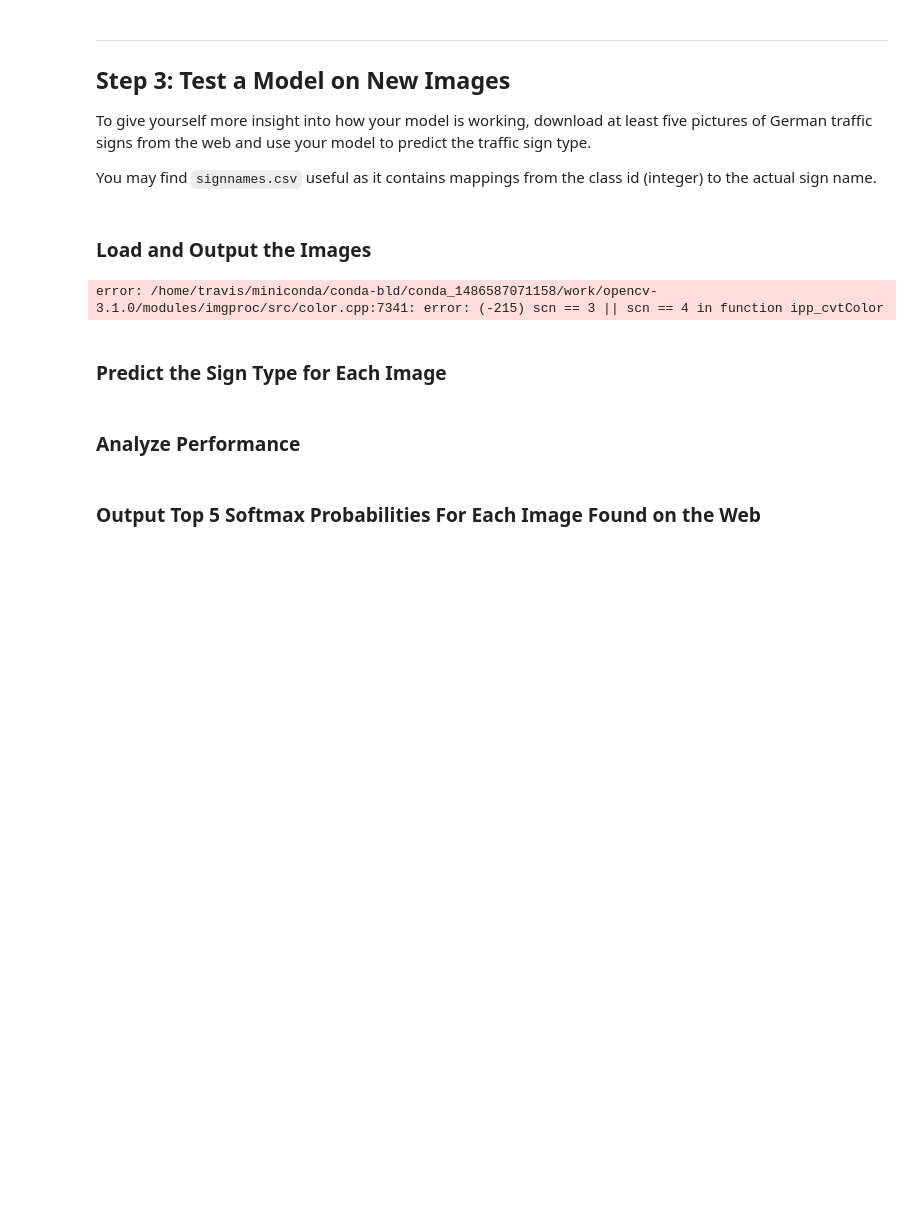
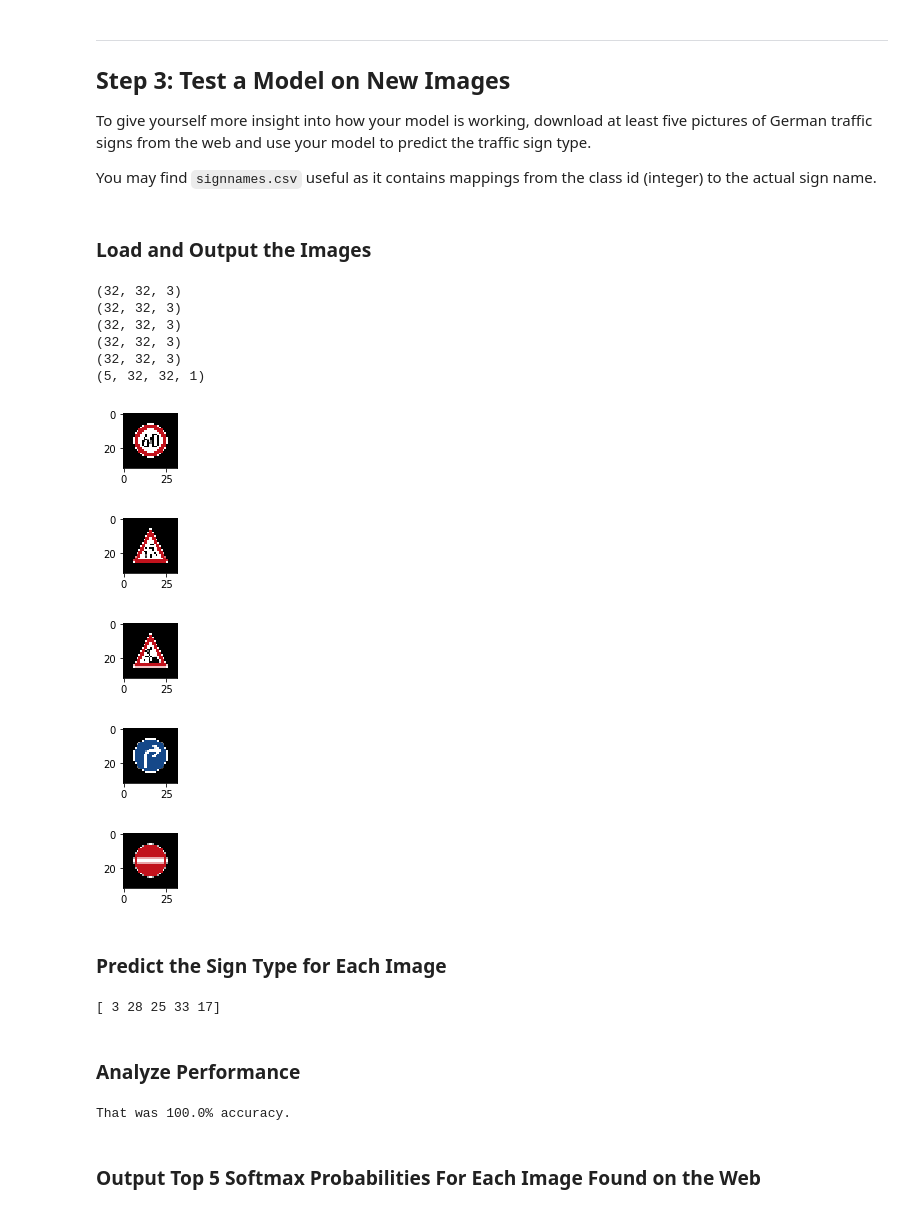
Before and after one commit to sf624/CarND-Traffic-Sign-Classifier-Project, a Jupyter notebook: Traffic_Sign_Classifier.ipynb, the cells around one changed output. Cells and saved outputs as stored; diff of their text form; code cells hidden in the pictures; blank space fills up the shorter version.

```diff
--- a/Traffic_Sign_Classifier.ipynb
+++ b/Traffic_Sign_Classifier.ipynb
@@ -137,7 +137,15 @@ X_train = np.mean(X_train, axis = 3, keepdims = True)
 X_validation = np.mean(X_validation, axis = 3, keepdims = True)
 X_test = np.mean(X_test, axis = 3, keepdims = True)
 
-# The images will be later normalized in tensorflow process.
+# Normalize to eliminate effect of light
+for image in X_train:
+    image[:] = (image-np.mean(image))/np.std(image)
+
+for image in X_validation:
+    image[:] = (image-np.mean(image))/np.std(image)
+
+for image in X_test:
+    image[:] = (image-np.mean(image))/np.std(image)
 
 # Shuffle training data to eliminate effect of images' order.
 from sklearn.utils import shuffle
@@ -344,46 +349,61 @@ img = load_image('./children_crossing.png')
 plt.figure(figsize=(1,1))
 plt.imshow(img)
 print(img.shape)
 batch_images[1] = img
 
 # Roadworks, ClassID = 25
 img = load_image('./roadworks.png')
 plt.figure(figsize=(1,1))
 plt.imshow(img)
 print(img.shape)
 batch_images[2] = img
 
 # Turn right ahead, ClassID = 33
 img = load_image('./turn_right_ahead.png')
 plt.figure(figsize=(1,1))
 plt.imshow(img)
 print(img.shape)
 batch_images[3] = img
 
 # No entry, ClassID = 17
 img = load_image('./no_entry.png')
 plt.figure(figsize=(1,1))
 plt.imshow(img)
 print(img.shape)
 batch_images[4] = img
 
 # Convert to grayscale
 batch_images = np.mean(batch_images, axis = 3, keepdims = True)
+
+# Normalize
+for image in batch_images:
+    image[:] = (image-np.mean(image))/np.std(image)
+
 print(batch_images.shape)
 # %% [output]
-error: /home/travis/miniconda/conda-bld/conda_1486587071158/work/opencv-3.1.0/modules/imgproc/src/color.cpp:7341: error: (-215) scn == 3 || scn == 4 in function ipp_cvtColor
+(32, 32, 3)
+(32, 32, 3)
+(32, 32, 3)
+(32, 32, 3)
+(32, 32, 3)
+(5, 32, 32, 1)
+[figure, added]
+[figure, added]
+[figure, added]
+[figure, added]
+[figure, added]
 # %% [markdown]
 ### Predict the Sign Type for Each Image
 # %%
 ### Run the predictions here and use the model to output the prediction for each image.
 ### Make sure to pre-process the images with the same pre-processing pipeline used earlier.
 ### Feel free to use as many code cells as needed.
-
 with tf.Session() as sess:
-    sess.run(tf.global_variables_initializer())
     saver.restore(sess, tf.train.latest_checkpoint('.'))
-    out = sess.run(logits, feed_dict={x: batch_images, keep_prob: 1.0})
-    print(np.argmax(out, axis=1))
+    prediction = sess.run(classid, feed_dict={x: batch_images, keep_prob: 1.0})
+    print(np.argmax(prediction, axis=1))
+# %% [output]
+[ 3 28 25 33 17]
 # %% [markdown]
 ### Analyze Performance
 # %%
@@ -391,9 +411,11 @@ with tf.Session() as sess:
 ### For example, if the model predicted 1 out of 5 signs correctly, it's 20% accurate on these new images.
 
 answer = np.array([3,28,25,33,17])
-score = np.argmax(out, axis=1) == answer
+score = np.argmax(prediction, axis=1) == answer
 score = (100.0*np.sum(score))/len(score)
 print('That was ' + str(score) + '% accuracy.')
+# %% [output]
+That was 100.0% accuracy.
 # %% [markdown]
 ### Output Top 5 Softmax Probabilities For Each Image Found on the Web
 # %% [markdown]
```
Also changed, not shown: parts of 8 cells of this notebook.
